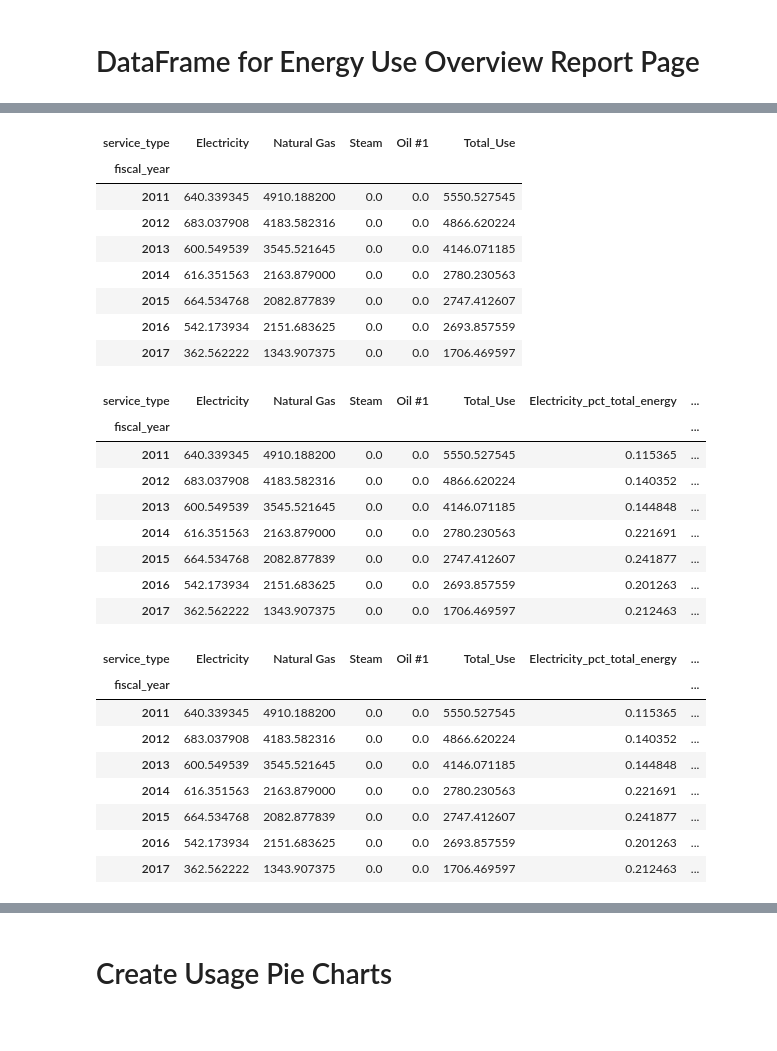
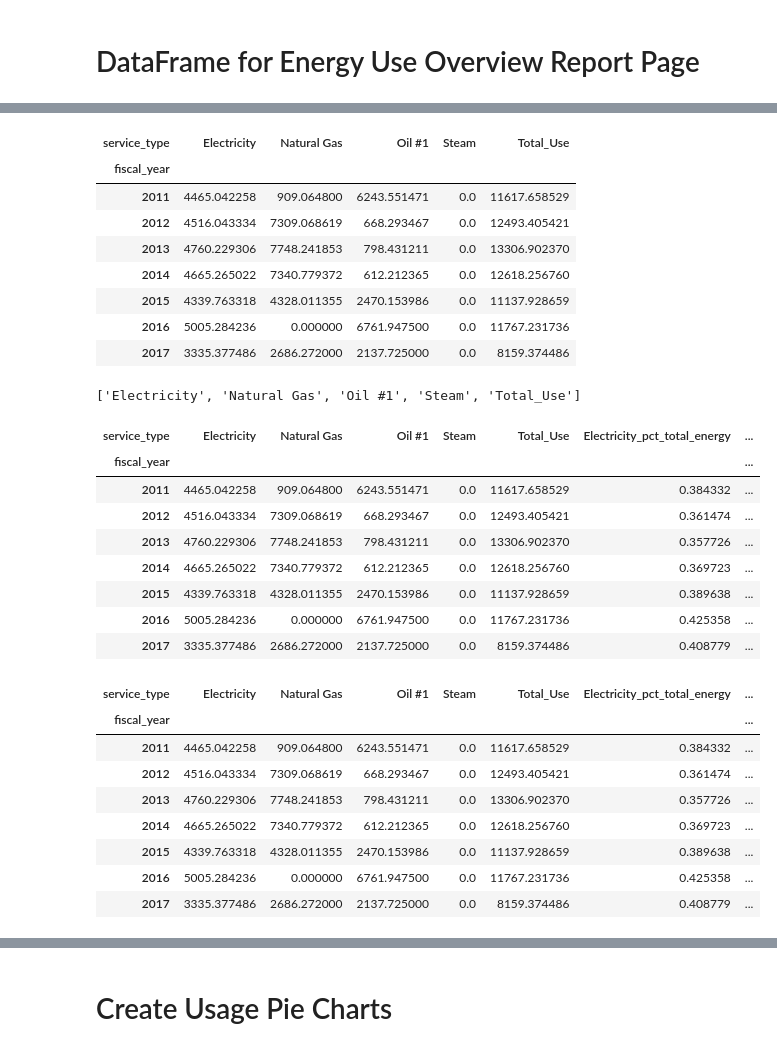
Before and after one commit to alanmitchell/fnsb-benchmark, a Jupyter notebook: testing/utility_dashboard_data.ipynb, the cells around one changed output, grey strips where cells are left out. Cells and saved outputs as stored; diff of their text form; code cells hidden in the pictures.

```diff
--- a/testing/utility_dashboard_data.ipynb
+++ b/testing/utility_dashboard_data.ipynb
@@ -43,6 +47,6 @@ ut = bench_util.Util(df_raw, '../data/Other_Building_Data.xlsx')
 # %%
 # Testing site.  Final code will loop through all sites
-site = 'ANSBG1'
+site = 'DIPMP1'
 # %% [markdown]
 # DataFrame for Energy Use Overview Report Page
 # %%
@@ -65,5 +90,8 @@ usage_df2 = pd.pivot_table(
     columns=['service_type'],
     aggfunc=np.sum
 )
+
+usage_df2 = usage_df2.drop(labels=['Sewer', 'Water'], axis=1)
+
 usage_df2
 # %% [output]
@@ -79,6 +107,6 @@ usage_df2
 # %%
 # Add in columns for the missing services
-missing_services = bench_util.missing_services(usage_df2.columns)
-bench_util.add_columns(usage_df2, missing_services)
+missing_services = bu.missing_energy_services(usage_df2.columns)
+bu.add_columns(usage_df2, missing_services)
 usage_df2
 # %% [output]
@@ -94,3 +121,0 @@ usage_df2
-# %%
-usage_df2 = usage_df2.drop(['Sewer', 'Water', 'Refuse'], axis=1)
-usage_df2
@@ -109,18 +124,19 @@ usage_df2
 usage_df2['Total_Use'] = usage_df2.sum(axis=1)
 usage_df2
 # %% [output]
-| service_type | Electricity | Natural Gas | Steam | Oil #1 | Total_Use |
+| service_type | Electricity | Natural Gas | Oil #1 | Steam | Total_Use |
 | fiscal_year |  |  |  |  |  |
-| 2011 | 640.339345 | 4910.188200 | 0.0 | 0.0 | 5550.527545 |
-| 2012 | 683.037908 | 4183.582316 | 0.0 | 0.0 | 4866.620224 |
-| 2013 | 600.549539 | 3545.521645 | 0.0 | 0.0 | 4146.071185 |
-| 2014 | 616.351563 | 2163.879000 | 0.0 | 0.0 | 2780.230563 |
-| 2015 | 664.534768 | 2082.877839 | 0.0 | 0.0 | 2747.412607 |
-| 2016 | 542.173934 | 2151.683625 | 0.0 | 0.0 | 2693.857559 |
-| 2017 | 362.562222 | 1343.907375 | 0.0 | 0.0 | 1706.469597 |
+| 2011 | 4465.042258 | 909.064800 | 6243.551471 | 0.0 | 11617.658529 |
+| 2012 | 4516.043334 | 7309.068619 | 668.293467 | 0.0 | 12493.405421 |
+| 2013 | 4760.229306 | 7748.241853 | 798.431211 | 0.0 | 13306.902370 |
+| 2014 | 4665.265022 | 7340.779372 | 612.212365 | 0.0 | 12618.256760 |
+| 2015 | 4339.763318 | 4328.011355 | 2470.153986 | 0.0 | 11137.928659 |
+| 2016 | 5005.284236 | 0.000000 | 6761.947500 | 0.0 | 11767.231736 |
+| 2017 | 3335.377486 | 2686.272000 | 2137.725000 | 0.0 | 8159.374486 |
 # %%
 # Create a list of columns to loop through and calculate percent total energy
 usage_cols = list(usage_df2.columns.values)
+print (usage_cols)
 usage_cols.remove('Total_Use')
 
 for col in usage_cols:
@@ -129,31 +145,32 @@ for col in usage_cols:
 
 usage_df2
 # %% [output]
+['Electricity', 'Natural Gas', 'Oil #1', 'Steam', 'Total_Use']
-| service_type | Electricity | Natural Gas | Steam | Oil #1 | Total_Use | Electricity_pct_total_energy | ... |
+| service_type | Electricity | Natural Gas | Oil #1 | Steam | Total_Use | Electricity_pct_total_energy | ... |
 | fiscal_year |  |  |  |  |  |  | ... |
-| 2011 | 640.339345 | 4910.188200 | 0.0 | 0.0 | 5550.527545 | 0.115365 | ... |
-| 2012 | 683.037908 | 4183.582316 | 0.0 | 0.0 | 4866.620224 | 0.140352 | ... |
-| 2013 | 600.549539 | 3545.521645 | 0.0 | 0.0 | 4146.071185 | 0.144848 | ... |
-| 2014 | 616.351563 | 2163.879000 | 0.0 | 0.0 | 2780.230563 | 0.221691 | ... |
-| 2015 | 664.534768 | 2082.877839 | 0.0 | 0.0 | 2747.412607 | 0.241877 | ... |
-| 2016 | 542.173934 | 2151.683625 | 0.0 | 0.0 | 2693.857559 | 0.201263 | ... |
-| 2017 | 362.562222 | 1343.907375 | 0.0 | 0.0 | 1706.469597 | 0.212463 | ... |
+| 2011 | 4465.042258 | 909.064800 | 6243.551471 | 0.0 | 11617.658529 | 0.384332 | ... |
+| 2012 | 4516.043334 | 7309.068619 | 668.293467 | 0.0 | 12493.405421 | 0.361474 | ... |
+| 2013 | 4760.229306 | 7748.241853 | 798.431211 | 0.0 | 13306.902370 | 0.357726 | ... |
+| 2014 | 4665.265022 | 7340.779372 | 612.212365 | 0.0 | 12618.256760 | 0.369723 | ... |
+| 2015 | 4339.763318 | 4328.011355 | 2470.153986 | 0.0 | 11137.928659 | 0.389638 | ... |
+| 2016 | 5005.284236 | 0.000000 | 6761.947500 | 0.0 | 11767.231736 | 0.425358 | ... |
+| 2017 | 3335.377486 | 2686.272000 | 2137.725000 | 0.0 | 8159.374486 | 0.408779 | ... |
 # %%
 # Add in degree days
-months_present = bench_util.months_present(usage_df1)
+months_present = bu.months_present(usage_df1)
 deg_days = ut.degree_days_yearly(months_present, site)
 usage_df2['hdd'] = deg_days
 usage_df2
 # %% [output]
-| service_type | Electricity | Natural Gas | Steam | Oil #1 | Total_Use | Electricity_pct_total_energy | ... |
+| service_type | Electricity | Natural Gas | Oil #1 | Steam | Total_Use | Electricity_pct_total_energy | ... |
 | fiscal_year |  |  |  |  |  |  | ... |
-| 2011 | 640.339345 | 4910.188200 | 0.0 | 0.0 | 5550.527545 | 0.115365 | ... |
-| 2012 | 683.037908 | 4183.582316 | 0.0 | 0.0 | 4866.620224 | 0.140352 | ... |
-| 2013 | 600.549539 | 3545.521645 | 0.0 | 0.0 | 4146.071185 | 0.144848 | ... |
-| 2014 | 616.351563 | 2163.879000 | 0.0 | 0.0 | 2780.230563 | 0.221691 | ... |
-| 2015 | 664.534768 | 2082.877839 | 0.0 | 0.0 | 2747.412607 | 0.241877 | ... |
-| 2016 | 542.173934 | 2151.683625 | 0.0 | 0.0 | 2693.857559 | 0.201263 | ... |
-| 2017 | 362.562222 | 1343.907375 | 0.0 | 0.0 | 1706.469597 | 0.212463 | ... |
+| 2011 | 4465.042258 | 909.064800 | 6243.551471 | 0.0 | 11617.658529 | 0.384332 | ... |
+| 2012 | 4516.043334 | 7309.068619 | 668.293467 | 0.0 | 12493.405421 | 0.361474 | ... |
+| 2013 | 4760.229306 | 7748.241853 | 798.431211 | 0.0 | 13306.902370 | 0.357726 | ... |
+| 2014 | 4665.265022 | 7340.779372 | 612.212365 | 0.0 | 12618.256760 | 0.369723 | ... |
+| 2015 | 4339.763318 | 4328.011355 | 2470.153986 | 0.0 | 11137.928659 | 0.389638 | ... |
+| 2016 | 5005.284236 | 0.000000 | 6761.947500 | 0.0 | 11767.231736 | 0.425358 | ... |
+| 2017 | 3335.377486 | 2686.272000 | 2137.725000 | 0.0 | 8159.374486 | 0.408779 | ... |
 # %%
 # Add in a column to show the numbers of months present for each year
 # This will help to identify partial years.
```
Also changed, not shown: parts of 43 cells of this notebook, 15 other files.
